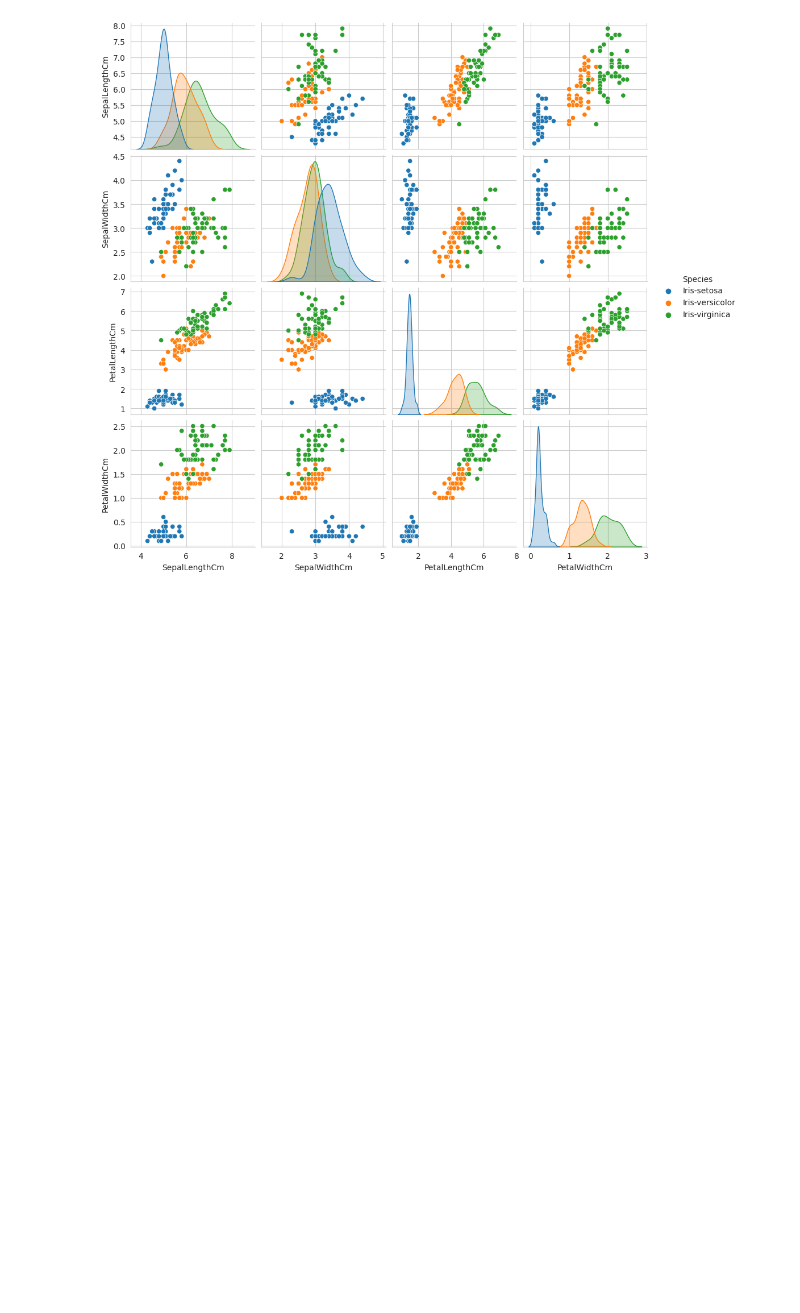
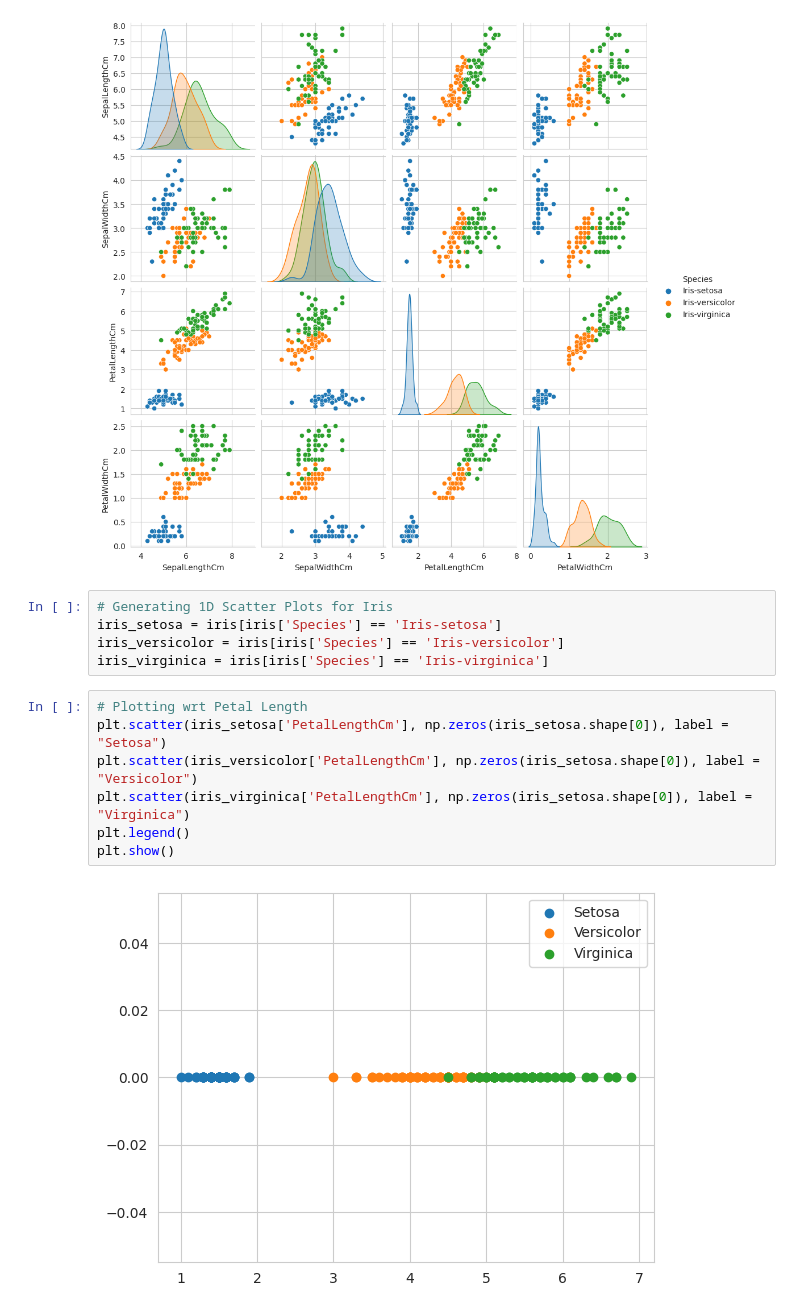
Before and after one commit to Yug-Oswal/DS, a Jupyter notebook: EDA(iris).ipynb, the cells around one changed output. Cells and saved outputs as stored; diff of their text form; blank space fills up the shorter version.

```diff
--- a/EDA(iris).ipynb
+++ b/EDA(iris).ipynb
@@ -124,3 +124,17 @@ sns.pairplot(iris, hue = 'Species')
 plt.show()
 # %% [output]
 [figure]
+# %%
+# Generating 1D Scatter Plots for Iris
+iris_setosa = iris[iris['Species'] == 'Iris-setosa']
+iris_versicolor = iris[iris['Species'] == 'Iris-versicolor']
+iris_virginica = iris[iris['Species'] == 'Iris-virginica']
+# %%
+# Plotting wrt Petal Length
+plt.scatter(iris_setosa['PetalLengthCm'], np.zeros(iris_setosa.shape[0]), label = "Setosa")
+plt.scatter(iris_versicolor['PetalLengthCm'], np.zeros(iris_setosa.shape[0]), label = "Versicolor")
+plt.scatter(iris_virginica['PetalLengthCm'], np.zeros(iris_setosa.shape[0]), label = "Virginica")
+plt.legend()
+plt.show()
+# %% [output]
+[figure, added]
```
Also changed, not shown: parts of 16 cells of this notebook.
